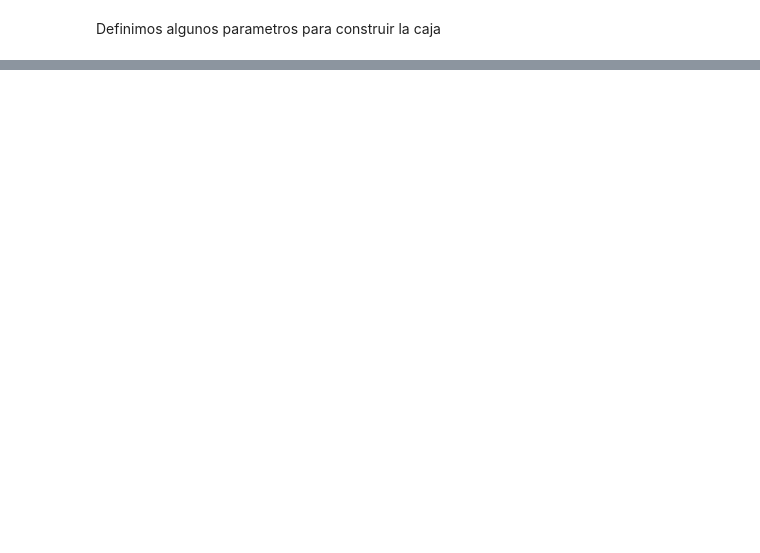
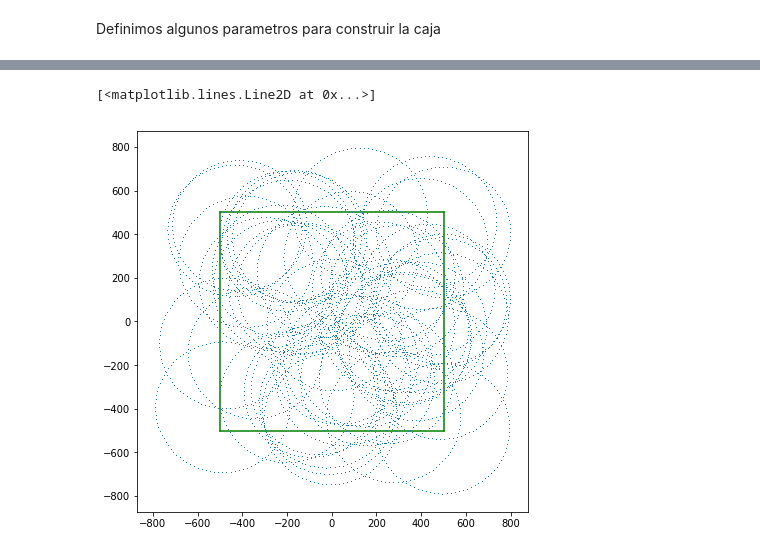
Before and after one commit to LuisEduardoCantero/Statistical_in_Cosmology, a Jupyter notebook: 2daParte/Ejercicio2/1_Caja_en_2D.ipynb, the cells around one changed output, grey strips where cells are left out. Cells and saved outputs as stored; diff of their text form; code cells hidden in the pictures; blank space fills up the shorter version.

```diff
--- a/2daParte/Ejercicio2/1_Caja_en_2D.ipynb
+++ b/2daParte/Ejercicio2/1_Caja_en_2D.ipynb
@@ -131,0 +134,11 @@ pxanillo = 100
+# %%
+def construyearo(r, n):
+    xx = []
+    yy = []
+    da = 360/n
+    for i in range(0, n):
+        fx = r * math.cos((i * da)*np.pi/180)
+        fy = r * math.sin((i * da)*np.pi/180)
+        xx.append(fx)
+        yy.append(fy)
+    return xx, yy
@@ -131,0 +147,32 @@ pxanillo = 100
+# %%
+def esparceanillos(nanillos, longcaja, radioaros, pxanillo):
+    px, py = construyearo(radioaros, pxanillo)
+    x = []
+    y = []
+    for i in range(0, nanillos):
+        centrox = np.random.uniform(-longcaja/2, longcaja/2)
+        centroy = np.random.uniform(-longcaja/2, longcaja/2)
+        for j in range(0, pxanillo):
+            mx = px[j] + centrox
+            my = py[j] + centroy
+            x.append(mx)
+            y.append(my)
+    return x, y
+# %%
+longitud = 1000
+x9, y9 = esparceanillos(nanillos, longitud, 300, pxanillo)
+# %%
+q1 = np.linspace(-longitud/2, -longitud/2, 2)
+q2 = np.linspace(-longitud/2, longitud/2, 2)
+q3 = np.linspace(longitud/2, longitud/2, 2)
+
+plt.figure(figsize=(7, 7))
+
+plt.plot(q1, q2, color = 'g')
+plt.plot(q3, q2, color = 'g')
+plt.plot(q2, q3, color = 'g')
+plt.plot(q2, q1, color = 'g')
+plt.plot(x9,y9, ",")
+# %% [output]
+[<matplotlib.lines.Line2D at 0x...>]
+[figure, added]
```
Also changed, not shown: parts of 7 cells of this notebook.
